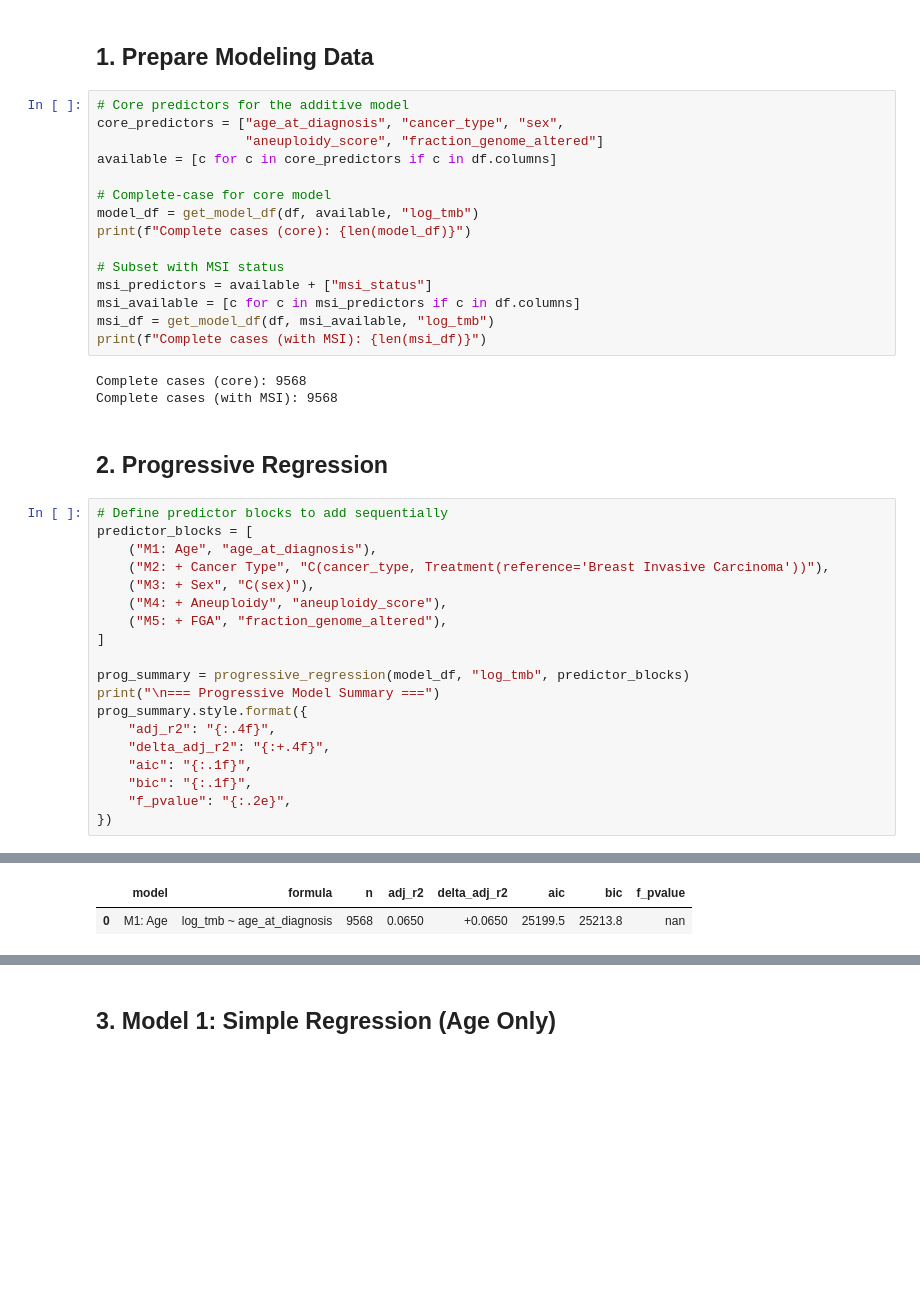
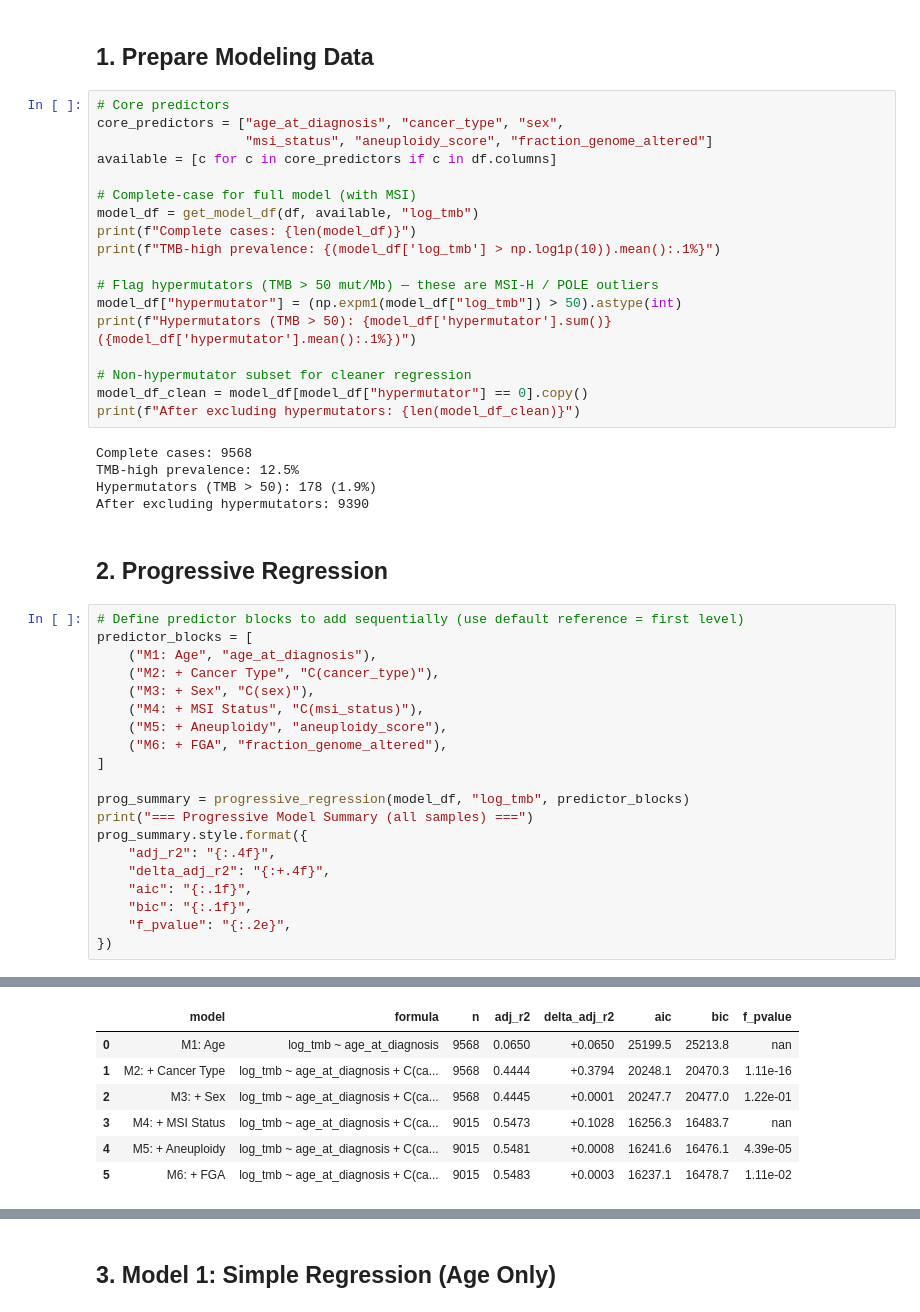
Before and after one commit to l1joseph/tmb-prediction_math189, a Jupyter notebook: notebooks/03_linear_regression.ipynb, the cells around one changed output, grey strips where cells are left out. Cells and saved outputs as stored; diff of their text form; blank space fills up the shorter version.

```diff
--- a/notebooks/03_linear_regression.ipynb
+++ b/notebooks/03_linear_regression.ipynb
@@ -44,38 +47,44 @@ print(f"Loaded {df.shape[0]} samples")
 Loaded 10953 samples
 # %% [markdown]
 ## 1. Prepare Modeling Data
-# %%
-# Core predictors for the additive model
-core_predictors = ["age_at_diagnosis", "cancer_type", "sex",
-                   "aneuploidy_score", "fraction_genome_altered"]
-available = [c for c in core_predictors if c in df.columns]
-
-# Complete-case for core model
-model_df = get_model_df(df, available, "log_tmb")
-print(f"Complete cases (core): {len(model_df)}")
-
-# Subset with MSI status
-msi_predictors = available + ["msi_status"]
-msi_available = [c for c in msi_predictors if c in df.columns]
-msi_df = get_model_df(df, msi_available, "log_tmb")
-print(f"Complete cases (with MSI): {len(msi_df)}")
-# %% [output]
-Complete cases (core): 9568
-Complete cases (with MSI): 9568
+# %%
+# Core predictors
+core_predictors = ["age_at_diagnosis", "cancer_type", "sex",
+                   "msi_status", "aneuploidy_score", "fraction_genome_altered"]
+available = [c for c in core_predictors if c in df.columns]
+
+# Complete-case for full model (with MSI)
+model_df = get_model_df(df, available, "log_tmb")
+print(f"Complete cases: {len(model_df)}")
+print(f"TMB-high prevalence: {(model_df['log_tmb'] > np.log1p(10)).mean():.1%}")
+
+# Flag hypermutators (TMB > 50 mut/Mb) — these are MSI-H / POLE outliers
+model_df["hypermutator"] = (np.expm1(model_df["log_tmb"]) > 50).astype(int)
+print(f"Hypermutators (TMB > 50): {model_df['hypermutator'].sum()} ({model_df['hypermutator'].mean():.1%})")
+
+# Non-hypermutator subset for cleaner regression
+model_df_clean = model_df[model_df["hypermutator"] == 0].copy()
+print(f"After excluding hypermutators: {len(model_df_clean)}")
+# %% [output]
+Complete cases: 9568
+TMB-high prevalence: 12.5%
+Hypermutators (TMB > 50): 178 (1.9%)
+After excluding hypermutators: 9390
 # %% [markdown]
 ## 2. Progressive Regression
 # %%
-# Define predictor blocks to add sequentially
+# Define predictor blocks to add sequentially (use default reference = first level)
 predictor_blocks = [
     ("M1: Age", "age_at_diagnosis"),
-    ("M2: + Cancer Type", "C(cancer_type, Treatment(reference='Breast Invasive Carcinoma'))"),
+    ("M2: + Cancer Type", "C(cancer_type)"),
     ("M3: + Sex", "C(sex)"),
-    ("M4: + Aneuploidy", "aneuploidy_score"),
-    ("M5: + FGA", "fraction_genome_altered"),
+    ("M4: + MSI Status", "C(msi_status)"),
+    ("M5: + Aneuploidy", "aneuploidy_score"),
+    ("M6: + FGA", "fraction_genome_altered"),
 ]
 
 prog_summary = progressive_regression(model_df, "log_tmb", predictor_blocks)
-print("\n=== Progressive Model Summary ===")
+print("=== Progressive Model Summary (all samples) ===")
 prog_summary.style.format({
     "adj_r2": "{:.4f}",
     "delta_adj_r2": "{:+.4f}",
@@ -93,5 +97,10 @@ prog_summary.style.format({
 |  | model | formula | n | adj_r2 | delta_adj_r2 | aic | bic | f_pvalue |
 | 0 | M1: Age | log_tmb ~ age_at_diagnosis | 9568 | 0.0650 | +0.0650 | 25199.5 | 25213.8 | nan |
+| 1 | M2: + Cancer Type | log_tmb ~ age_at_diagnosis + C(ca... | 9568 | 0.4444 | +0.3794 | 20248.1 | 20470.3 | 1.11e-16 |
+| 2 | M3: + Sex | log_tmb ~ age_at_diagnosis + C(ca... | 9568 | 0.4445 | +0.0001 | 20247.7 | 20477.0 | 1.22e-01 |
+| 3 | M4: + MSI Status | log_tmb ~ age_at_diagnosis + C(ca... | 9015 | 0.5473 | +0.1028 | 16256.3 | 16483.7 | nan |
+| 4 | M5: + Aneuploidy | log_tmb ~ age_at_diagnosis + C(ca... | 9015 | 0.5481 | +0.0008 | 16241.6 | 16476.1 | 4.39e-05 |
+| 5 | M6: + FGA | log_tmb ~ age_at_diagnosis + C(ca... | 9015 | 0.5483 | +0.0003 | 16237.1 | 16478.7 | 1.11e-02 |
 # %%
 # Visualize adj R² progression
 fig, ax = plt.subplots(figsize=(10, 5))
```
Also changed, not shown: parts of 20 cells of this notebook, 7 other files.
